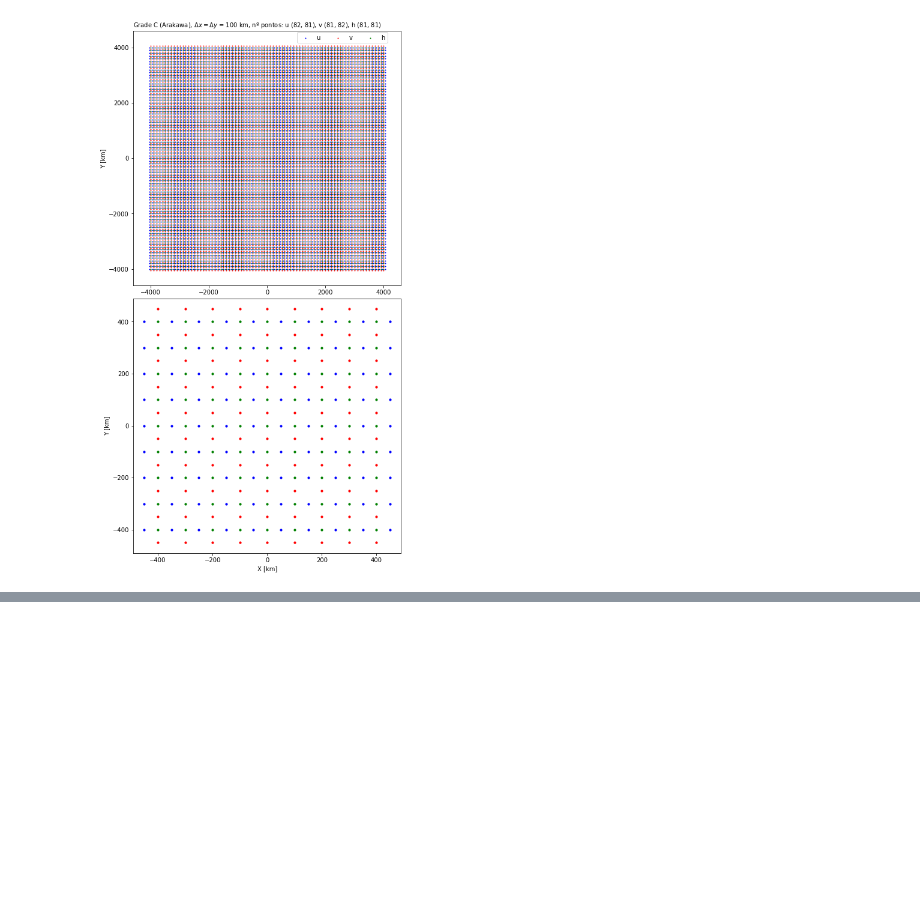
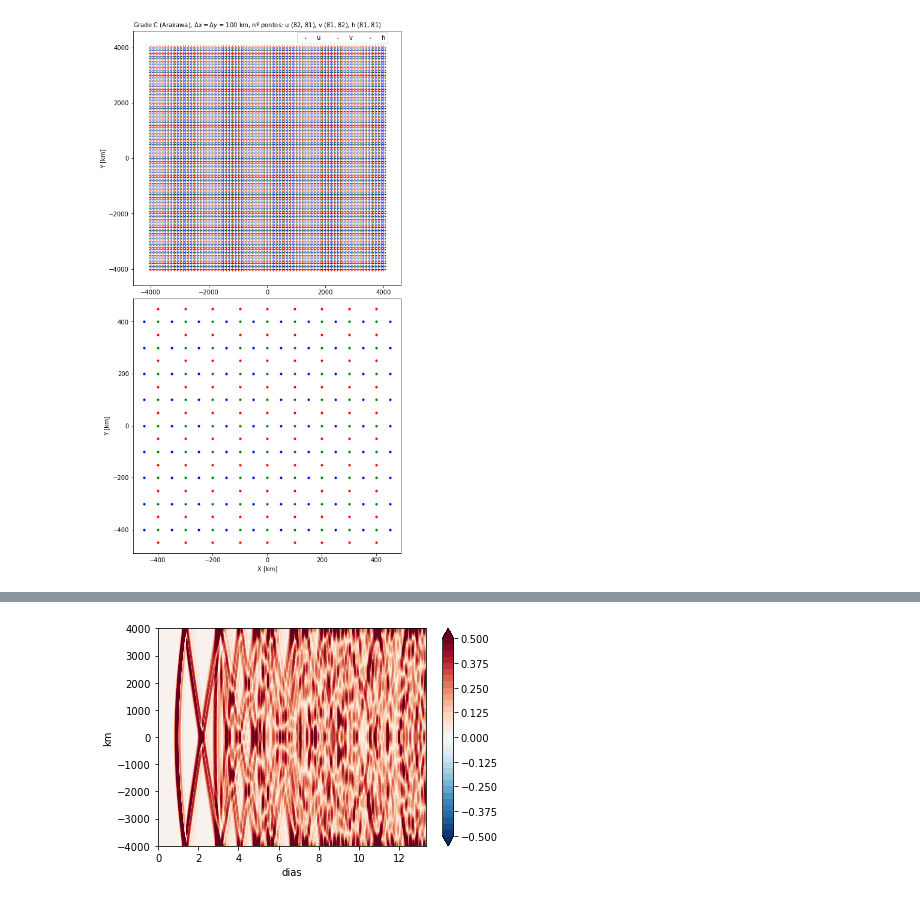
Before and after one commit to adelgadop/Modelagem, a Jupyter notebook: Exercicio_4/Agua_rassa.ipynb, the cells around one changed output, grey strips where cells are left out. Drawn from its saved outputs; the diff is of its cells as text; code cells hidden in the pictures; blank space fills up the shorter version.

```diff
--- a/Exercicio_4/Agua_rassa.ipynb
+++ b/Exercicio_4/Agua_rassa.ipynb
@@ -175 +211,28 @@ for ax, scen in zip([axes[0,1], axes[1,1], axes[2,1]], cenarios):
+# %%
+# Hovmoller
+t, _ = np.linspace(0, (Nt)*dt, Nt+1, retstep = True)
+
+Y, T = np.meshgrid(y, t)
+
+colores = ['c','snow','w','bisque', 'peachpuff','orange', 'r', 'brown','k']
+lvs1 = list(np.linspace(-.5, .5, 16*2+1))
+
+C_s = data['scen1']['h'][:, 0, :]
+fig, ax = plt.subplots(1,figsize=(6,4))
+im = ax.contourf(T/(24*3600), Y/1000, C_s, lvs1, origin='lower', cmap=plt.cm.RdBu_r, extend='both')
+#im.cmap.set_under('w')
+#im.cmap.set_over('k')
+ax.set_ylabel("km")
+ax.set_xlabel("dias")
+# if filtro == True:
+#     ax.set_title(f"Diagrama Hovmoller, \n filtro (gamma={gamma}, alfa={alfa})", loc='left')
+# else:
+#     ax.set_title(f"Diagrama Hovmoller", loc='left')
+cbar = fig.colorbar(im, ax=ax, orientation="vertical") #fraction=0.04, pad=0.08
+# cbar.ax.set_title(ylabel[0], fontsize=8)
+
+fig.savefig("fig/hovmoller_x0j_f0.png",
+             dpi = 400, bbox_inches='tight', facecolor='w')
+# %% [output]
+[figure, added]
 # %%
```
Also changed, not shown: parts of 8 cells of this notebook, 8 other files.
